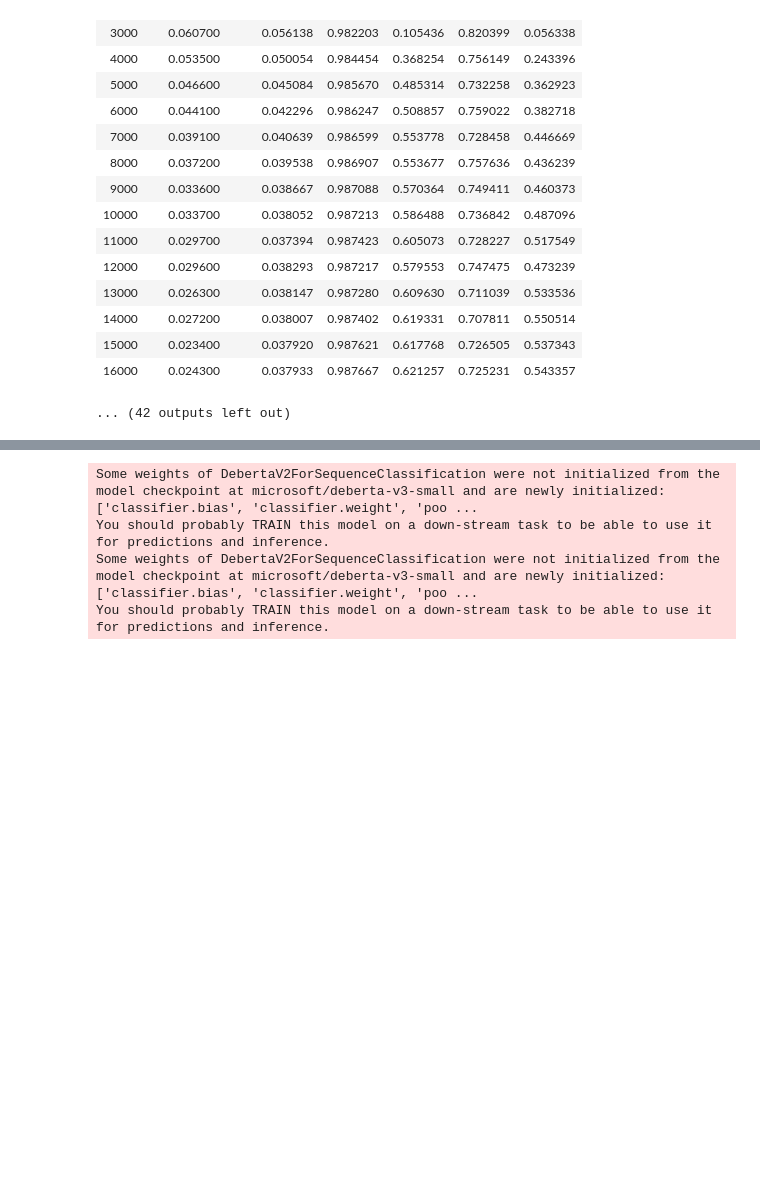
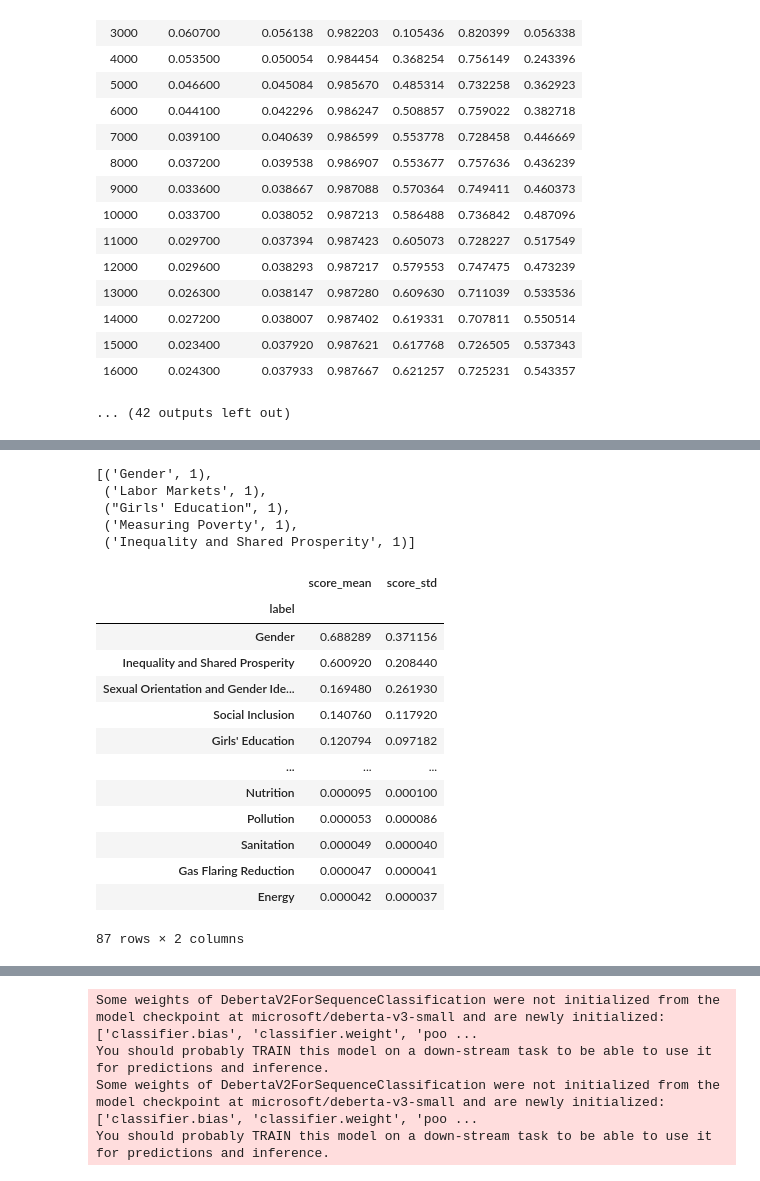
Before and after one commit to avsolatorio/doc-topics, a Jupyter notebook: notebooks/World_Bank_Topics_Analysis_with_LLM.ipynb, the cells around one changed output, grey strips where cells are left out. Cells and saved outputs as stored; diff of their text form; code cells hidden in the pictures; blank space fills up the shorter version.

Commit message:
Implement the doc topic class
Signed-off-by: avsolatorio <avsolatorio@gmail.com>

```diff
--- a/notebooks/World_Bank_Topics_Analysis_with_LLM.ipynb
+++ b/notebooks/World_Bank_Topics_Analysis_with_LLM.ipynb
@@ -326,3 +323,12 @@ data = datasets.load_dataset("avsolatorio/doc-topics-synthetic_data", data_dir="
 classes = list(set(wb_topics["all_topics"]))
 class2id = {class_:id for id, class_ in enumerate(classes)}
 id2class = {id:class_ for class_, id in class2id.items()}
+# %%
+from collections import Counter
+
+k = Counter([i for j in data["topics"] for i in (j or [])])
+k = dict(k.most_common())
+for i in wb_topics["all_topics"]:
+    if k.get(i) is None:
+        print("None" * 100)
+    print(i, k.get(i))
@@ -329,5 +353,10 @@ id2class = {id:class_ for class_, id in class2id.items()}
 # %%
 def preprocess_function(example):
+    """
+    We ensure that only observations where true topics have
+    been used are considered. This is because the LLM may have
+    generated invalid topics.
+    """
     try:
         example["valid"] = True
 
@@ -626,0 +753,2 @@ You should probably TRAIN this model on a down-stream task to be able to use it
+# %%
+dtopic_model = WBGDocTopic()
@@ -626,0 +775,9 @@ You should probably TRAIN this model on a down-stream task to be able to use it
+# %%
+import nltk
+from nltk import sent_tokenize
+nltk.download('punkt_tab')
+
+inp = """A growing literature attributes gender inequality in labor market outcomes in part to the reduction in female labor supply after childbirth, the child penalty. However, if social norms constrain married women’s activities outside the home, then marriage can independently reduce employment, even in the absence childbearing. Given the correlation in timing between childbirth and marriage, conventional estimates of child penalties will conflate these two effects. The paper studies the marriage penalty in South Asia, a context featuring conservative gender norms and low female labor force participation. The study introduces a split-sample, pseudo-panel approach that allows for the separation of marriage and child penalties even in the absence of individual-level panel data. Marriage reduces women’s labor force participation in South Asia by 12 percentage points, whereas the marginal penalty of childbearing is small. Consistent with the central roles of both opportunity costs and social norms, the marriage penalty is smaller among cohorts with higher education and less conservative gender attitudes."""
+
+sents = sent_tokenize(inp)
+outs = dtopic_model.suggest_topics(sents)
@@ -626,0 +790,27 @@ You should probably TRAIN this model on a down-stream task to be able to use it
+# %%
+from collections import Counter
+
+Counter([o["label"] for out in inp_out for o in out[:5]]).most_common()
+# %% [output]
+[('Gender', 1),
+ ('Labor Markets', 1),
+ ("Girls' Education", 1),
+ ('Measuring Poverty', 1),
+ ('Inequality and Shared Prosperity', 1)]
+# %%
+outs[6]
+# %% [output]
+|  | score_mean | score_std |
+| label |  |  |
+| Gender | 0.688289 | 0.371156 |
+| Inequality and Shared Prosperity | 0.600920 | 0.208440 |
+| Sexual Orientation and Gender Ide... | 0.169480 | 0.261930 |
+| Social Inclusion | 0.140760 | 0.117920 |
+| Girls' Education | 0.120794 | 0.097182 |
+| ... | ... | ... |
+| Nutrition | 0.000095 | 0.000100 |
+| Pollution | 0.000053 | 0.000086 |
+| Sanitation | 0.000049 | 0.000040 |
+| Gas Flaring Reduction | 0.000047 | 0.000041 |
+| Energy | 0.000042 | 0.000037 |
+87 rows × 2 columns
```
Also changed, not shown: parts of 21 cells of this notebook, 1 other file.
